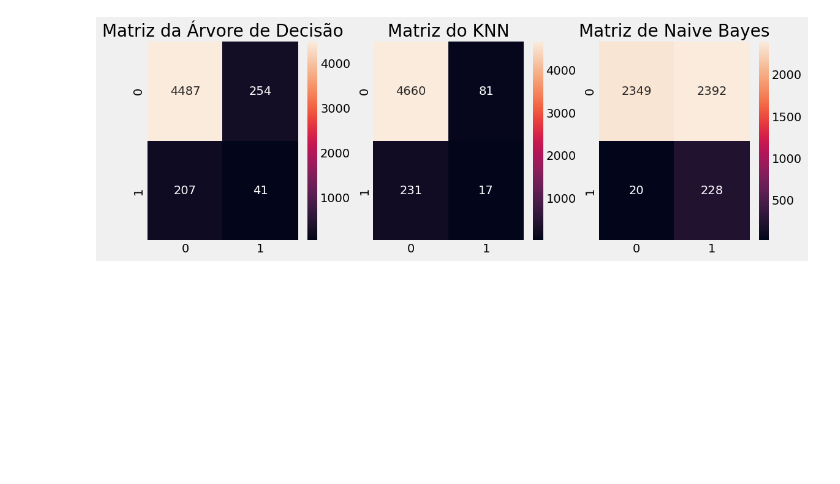
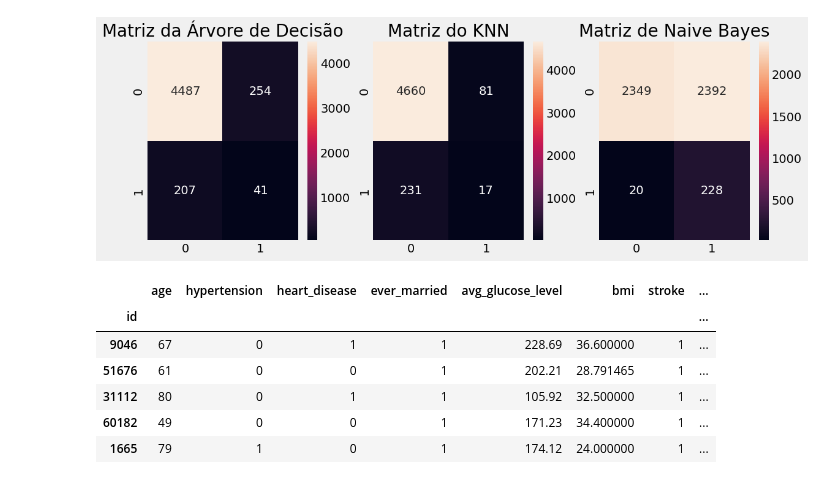
Before and after one commit to joelcoelho29/SCC0530-Projeto-de-Aprendizado-de-Maquina, a Jupyter notebook: src/notebook/teste.ipynb, the cells around one changed output. Saved outputs shown, nothing was run; the diff lists cells and outputs as text; code cells hidden in the pictures; blank space fills up the shorter version.

```diff
--- a/src/notebook/teste.ipynb
+++ b/src/notebook/teste.ipynb
@@ -381,3 +381,13 @@ plt.subplots_adjust(hspace=0.2,wspace=0.2)
 plt.show()
 # %% [output]
 [figure]
+# %%
+df.head()
+# %% [output]
+|  | age | hypertension | heart_disease | ever_married | avg_glucose_level | bmi | stroke | ... |
+| id |  |  |  |  |  |  |  | ... |
+| 9046 | 67 | 0 | 1 | 1 | 228.69 | 36.600000 | 1 | ... |
+| 51676 | 61 | 0 | 0 | 1 | 202.21 | 28.791465 | 1 | ... |
+| 31112 | 80 | 0 | 1 | 1 | 105.92 | 32.500000 | 1 | ... |
+| 60182 | 49 | 0 | 0 | 1 | 171.23 | 34.400000 | 1 | ... |
+| 1665 | 79 | 1 | 0 | 1 | 174.12 | 24.000000 | 1 | ... |
```
Also changed, not shown: parts of 1 cell of this notebook, 1 other file.
